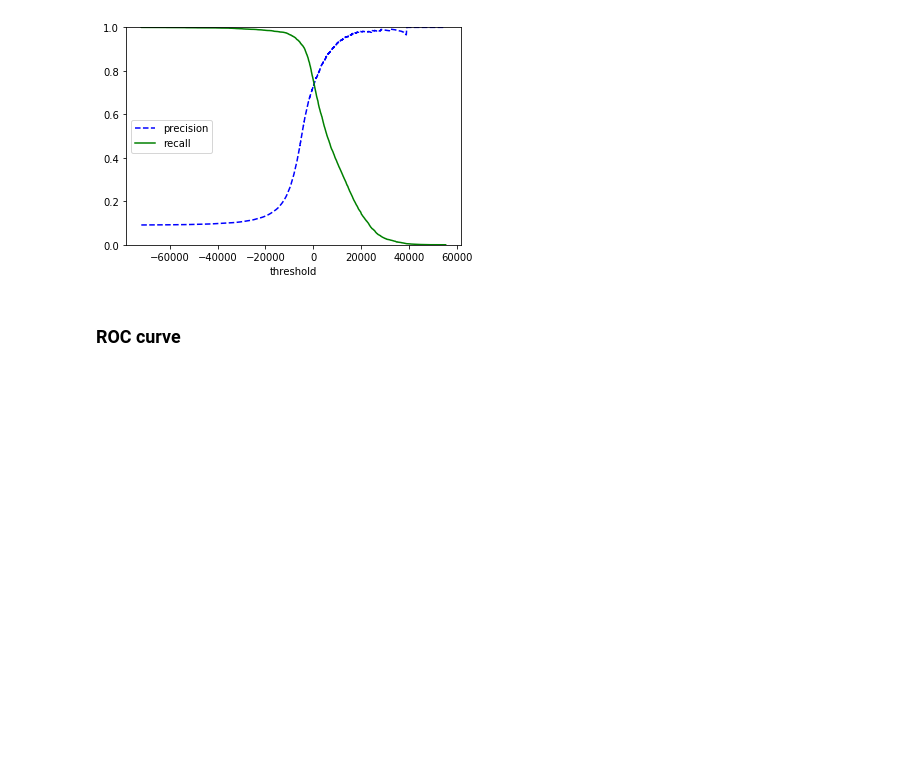
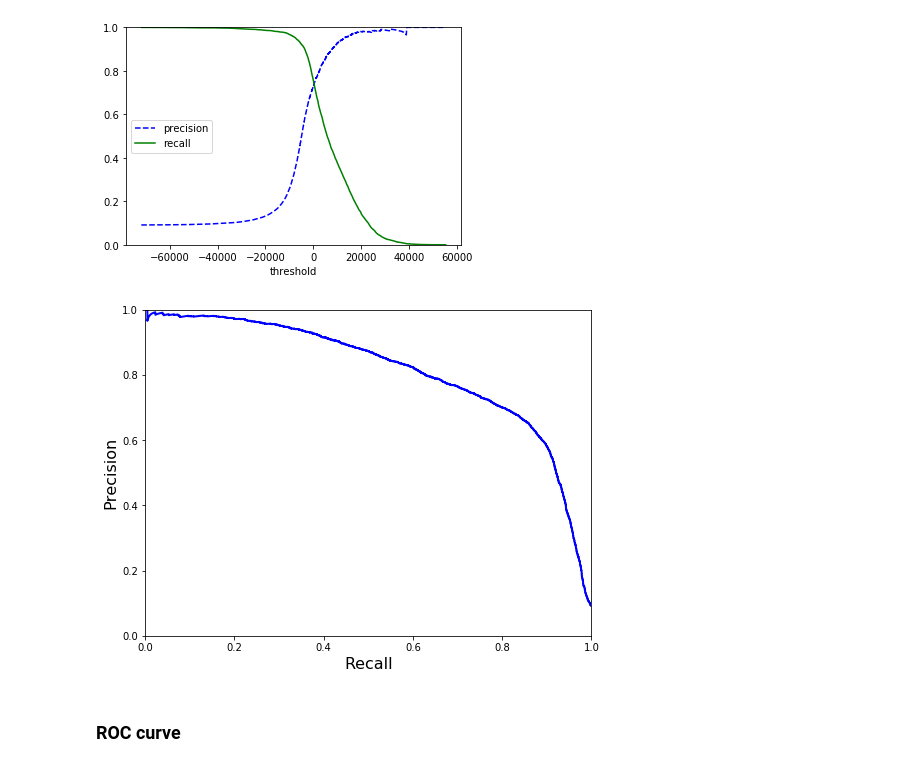
Before and after one commit to zhouxu-ds/ds-tools, a Jupyter notebook: machine_learning/classification/classification.ipynb, the cells around one changed output. Cells and saved outputs as stored; diff of their text form; code cells hidden in the pictures; blank space fills up the shorter version.

```diff
--- a/machine_learning/classification/classification.ipynb
+++ b/machine_learning/classification/classification.ipynb
@@ -213,6 +213,18 @@ def plot_precision_recal_vs_threshold(precisions, recalls,
 plot_precision_recal_vs_threshold(precisions, recalls, thresholds)
 # %% [output]
 [figure]
+# %%
+def plot_precision_vs_recall(precisions, recalls):
+    plt.plot(recalls, precisions, "b-", linewidth=2)
+    plt.xlabel("Recall", fontsize=16)
+    plt.ylabel("Precision", fontsize=16)
+    plt.axis([0, 1, 0, 1])
+
+plt.figure(figsize=(8, 6))
+plot_precision_vs_recall(precisions, recalls)
+plt.show()
+# %% [output]
+[figure, added]
 # %% [markdown]
 ### ROC curve
 # %%
```
Also changed, not shown: parts of 13 cells of this notebook, 4 other files.
